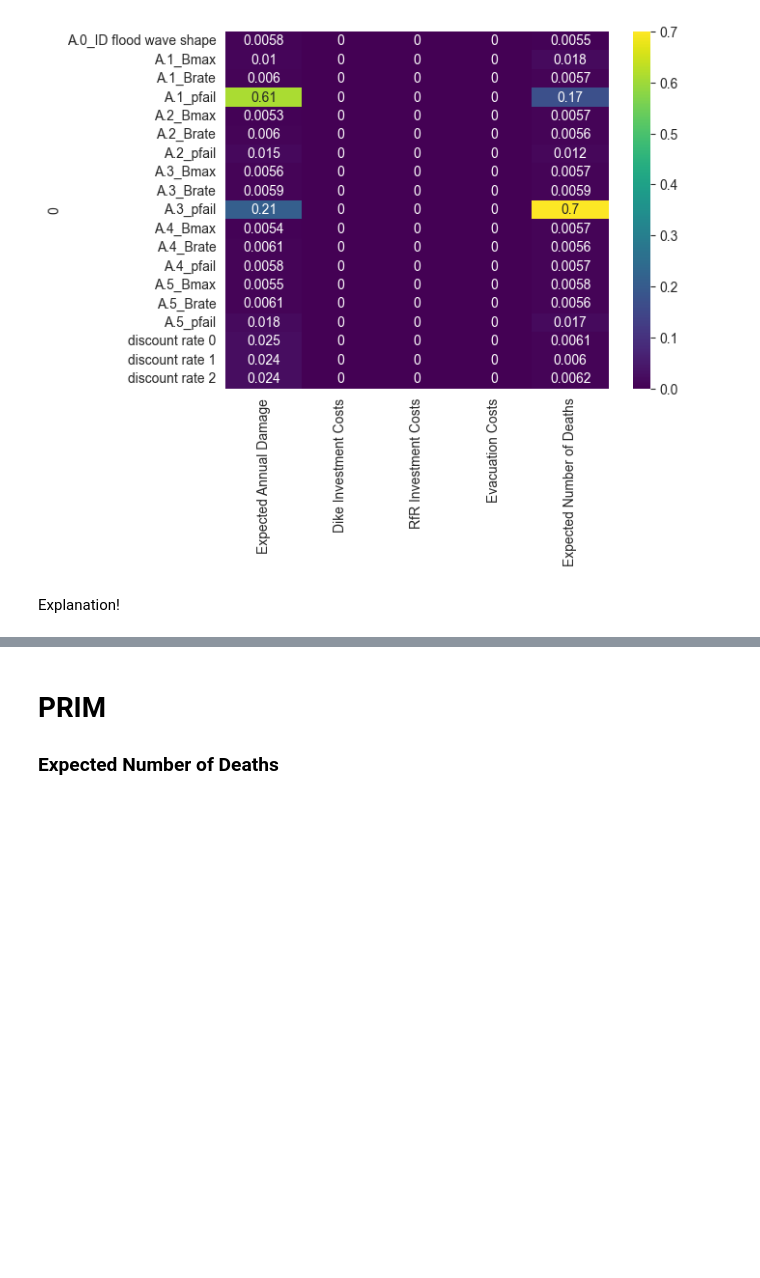
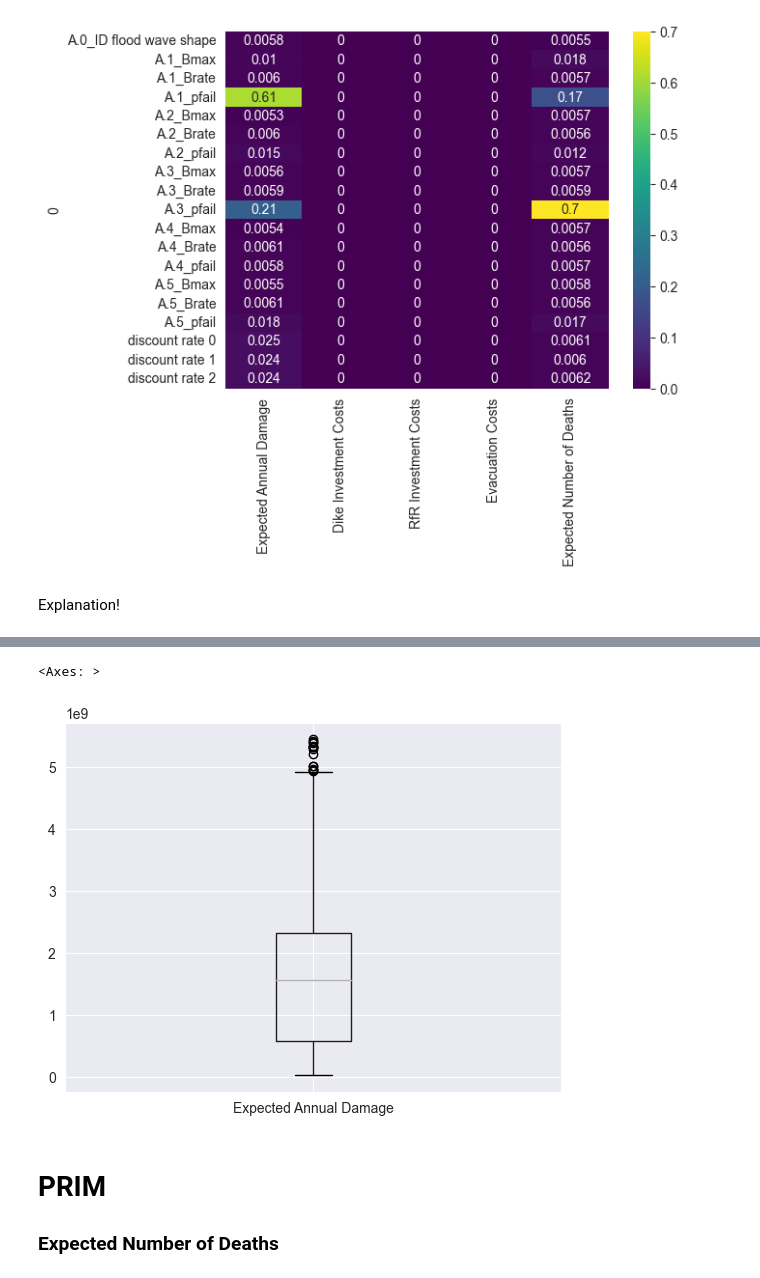
Before and after one commit to BRtudelft/Group1_EPA1361_Model-based_Decision-making, a Jupyter notebook: MORDM_1_problem_formulation.ipynb, the cells around one changed output, grey strips where cells are left out. Drawn from its saved outputs; the diff is of its cells as text; code cells hidden in the pictures; blank space fills up the shorter version.

```diff
--- a/MORDM_1_problem_formulation.ipynb
+++ b/MORDM_1_problem_formulation.ipynb
@@ -122,3 +129,8 @@ Explanation!
+# %%
+outcomes.boxplot(column='Expected Annual Damage')
+# %% [output]
+<Axes: >
+[figure, added]
 # %% [markdown]
 # PRIM
 ### Expected Number of Deaths
```
Also changed, not shown: parts of 13 cells of this notebook.
